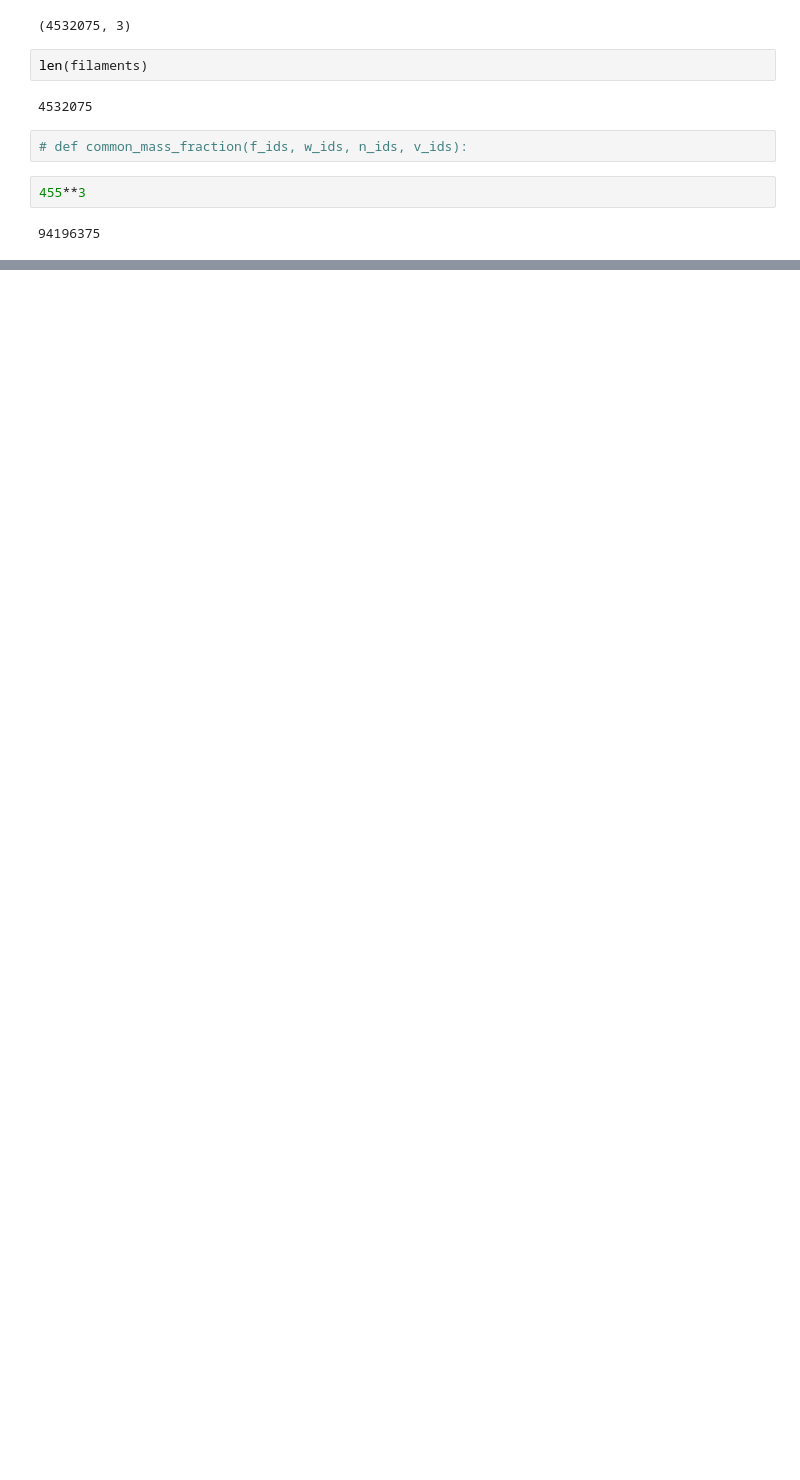
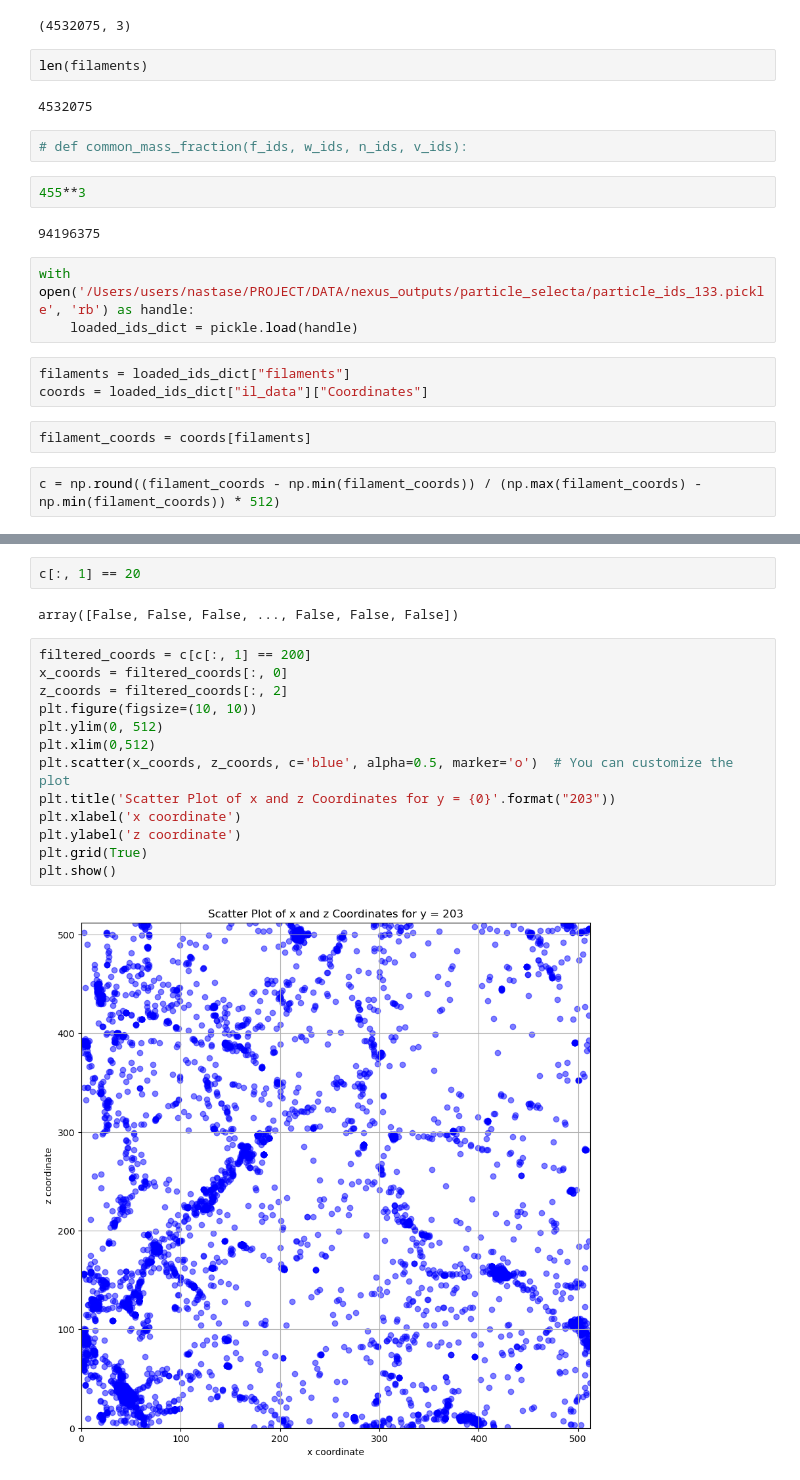
Before and after one commit to diodeamy/Thesis, a Jupyter notebook: code/get_morphological_IDs.ipynb, the cells around one changed output, grey strips where cells are left out. Saved outputs shown, nothing was run; the diff lists cells and outputs as text; blank space fills up the shorter version.

Commit message:
got familiar with my data

```diff
--- a/code/get_morphological_IDs.ipynb
+++ b/code/get_morphological_IDs.ipynb
@@ -211,3 +246,13 @@ len(filaments)
 455**3
 # %% [output]
 94196375
+# %%
+with open('/Users/users/nastase/PROJECT/DATA/nexus_outputs/particle_selecta/particle_ids_133.pickle', 'rb') as handle:
+    loaded_ids_dict = pickle.load(handle)
+# %%
+filaments = loaded_ids_dict["filaments"]
+coords = loaded_ids_dict["il_data"]["Coordinates"]
+# %%
+filament_coords = coords[filaments]
+# %%
+c = np.round((filament_coords - np.min(filament_coords)) / (np.max(filament_coords) - np.min(filament_coords)) * 512)
@@ -213,0 +269,19 @@ len(filaments)
+# %%
+c[:, 1] == 20
+# %% [output]
+array([False, False, False, ..., False, False, False])
+# %%
+filtered_coords = c[c[:, 1] == 200]
+x_coords = filtered_coords[:, 0]
+z_coords = filtered_coords[:, 2]
+plt.figure(figsize=(10, 10))
+plt.ylim(0, 512)
+plt.xlim(0,512)
+plt.scatter(x_coords, z_coords, c='blue', alpha=0.5, marker='o')  # You can customize the plot
+plt.title('Scatter Plot of x and z Coordinates for y = {0}'.format("203"))
+plt.xlabel('x coordinate')
+plt.ylabel('z coordinate')
+plt.grid(True)
+plt.show()
+# %% [output]
+[figure, added]
```
Also changed, not shown: parts of 14 cells of this notebook, 1 other file.
